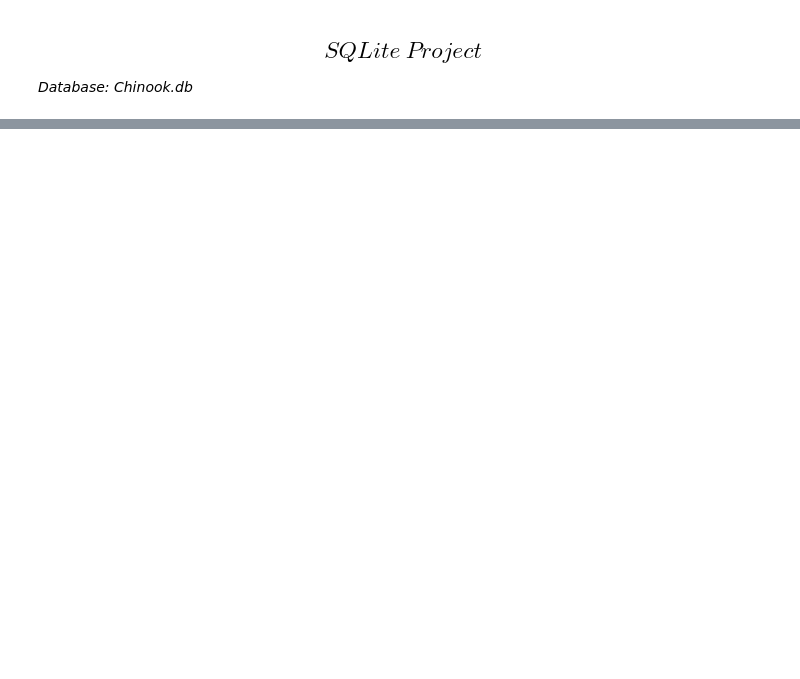
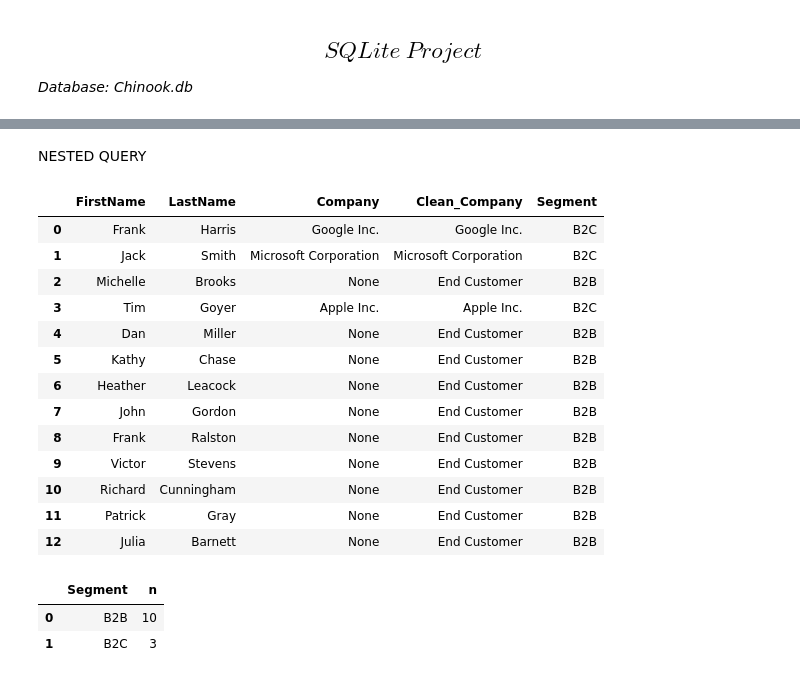
Before and after one commit to NutBodyslam053/NutBodyslam053, a Jupyter notebook: SQL/sqlite.ipynb, the cells around one changed output, grey strips where cells are left out. Saved outputs shown, nothing was run; the diff lists cells and outputs as text; code cells hidden in the pictures; blank space fills up the shorter version.

```diff
--- a/SQL/sqlite.ipynb
+++ b/SQL/sqlite.ipynb
@@ -34,0 +237,73 @@ pd.read_sql(query, con=conn)
+# %% [markdown]
+NESTED QUERY
+# %%
+# Select data with customer segmentation where country in 'USA'.
+query = """
+    SELECT
+        firstname,
+        lastname,
+        company,
+        coalesce(company, 'End Customer') AS Clean_Company,
+        CASE
+            WHEN company IS NULL THEN 'B2B'
+        ELSE
+            'B2C'
+        END AS Segment
+    FROM (
+        SELECT
+            *
+        FROM customers
+        WHERE
+            lower(country) = 'usa'
+    );
+"""
+
+pd.read_sql(query, con=conn)
+# %% [output]
+|  | FirstName | LastName | Company | Clean_Company | Segment |
+| 0 | Frank | Harris | Google Inc. | Google Inc. | B2C |
+| 1 | Jack | Smith | Microsoft Corporation | Microsoft Corporation | B2C |
+| 2 | Michelle | Brooks | None | End Customer | B2B |
+| 3 | Tim | Goyer | Apple Inc. | Apple Inc. | B2C |
+| 4 | Dan | Miller | None | End Customer | B2B |
+| 5 | Kathy | Chase | None | End Customer | B2B |
+| 6 | Heather | Leacock | None | End Customer | B2B |
+| 7 | John | Gordon | None | End Customer | B2B |
+| 8 | Frank | Ralston | None | End Customer | B2B |
+| 9 | Victor | Stevens | None | End Customer | B2B |
+| 10 | Richard | Cunningham | None | End Customer | B2B |
+| 11 | Patrick | Gray | None | End Customer | B2B |
+| 12 | Julia | Barnett | None | End Customer | B2B |
+# %%
+# Count the total number of customer segmentation.
+query = """
+    SELECT
+        Segment,
+        count(*) AS n
+    FROM (
+        SELECT
+            firstname,
+            lastname,
+            company,
+            coalesce(company, 'End Customer') AS Clean_Company,
+            CASE
+                WHEN company IS NULL THEN 'B2B'
+            ELSE
+                'B2C'
+            END AS Segment
+        FROM (
+            SELECT
+                *
+            FROM customers
+            WHERE
+                lower(country) = 'usa'
+        )
+    )
+    GROUP BY Segment;
+"""
+
+pd.read_sql(query, con=conn)
+# %% [output]
+|  | Segment | n |
+| 0 | B2B | 10 |
+| 1 | B2C | 3 |
```
Also changed, not shown: parts of 20 cells of this notebook.
